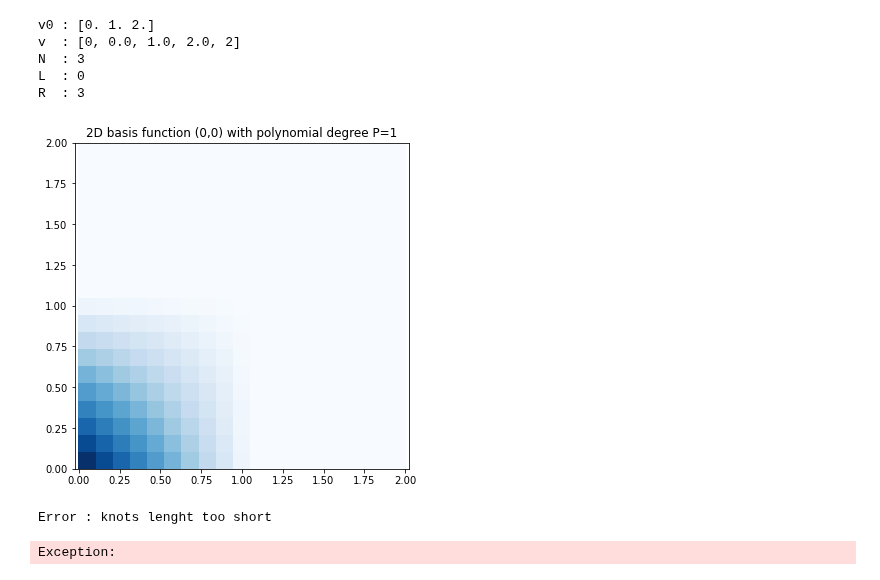
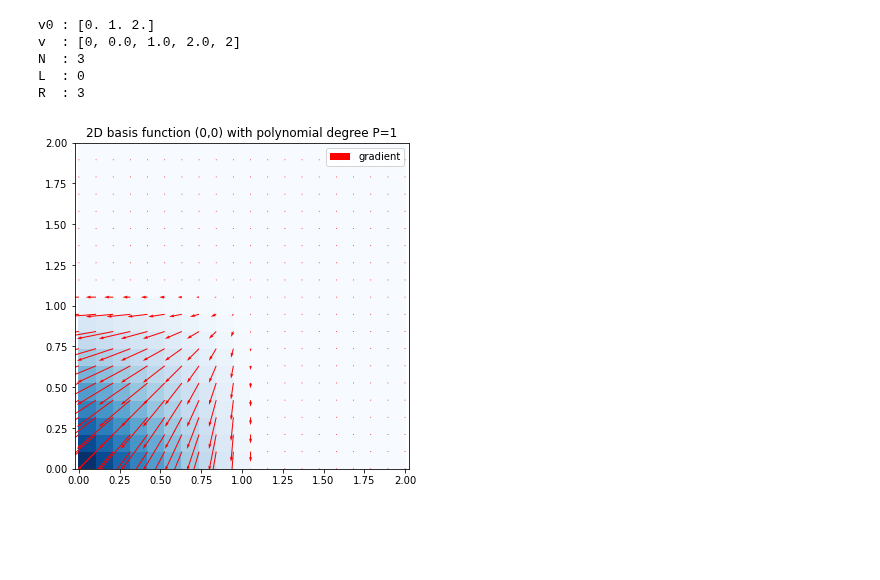
Before and after one commit to EliaStocco/Bspline, a Jupyter notebook: python/Test.ipynb, the cells around one changed output. Drawn from its saved outputs; the diff is of its cells as text; code cells hidden in the pictures; blank space fills up the shorter version.

Commit message:
Aggiunta funzione scalare in 3D, ho ancora problemi con il calcolo del gradiente perché non so come fare

```diff
--- a/python/Test.ipynb
+++ b/python/Test.ipynb
@@ -788,40 +792,39 @@ i = 0
 j = 0
 
 fig = plt.figure ( 0 , figsize = ( 6 , 6 ) )
 
 #colors = iter(cm.rainbow(np.linspace(0, 1,N)))
 
 #x = np.linspace(min(v)+0.1,max(v)-0.1,100)
 #print("x : ",x)
 
 
 
 k=1
 
 #print(k)
 #ax = fig.add_subplot(NP, NP, k)#, projection='3d')
 #k=k+1
 
 #
 bs.clear_cp()
 bs.set_cp([i,j],1.0)
 #
 z=bs.evaluate(XY)
 Z=z.reshape(Nx,Ny)
 #
-der = bs.derivative()
-zd  = der.evaliate(XY)
+#der = bs.derivative()
+#zd  = der.evaluate(XY)
+
+#nunpy
+g = np.gradient(Z)
 
 #
-plt.pcolormesh(X, Y, Z, cmap='Blues')#,rstride=1, cstride=1)
+plt.pcolormesh(X, Y, Z, cmap='Blues',label="function")#,rstride=1, cstride=1)
+plt.quiver(X,Y,g[0],g[1],color="red",label="gradient")
 plt.axis('equal')
+plt.legend()
 plt.title("2D basis function (%d,%d) with polynomial degree P=%d" %(i,j,P) )
 plt.show()
 # %% [output]
-[figure, old version]
+[figure, new version]
-# %%
-der = bs.derivative()
-#zd  = der.evaliate(XY)
-# %% [output]
-Error : knots lenght too short
-Exception:
```
Also changed, not shown: parts of 27 cells of this notebook, 2 other files.
